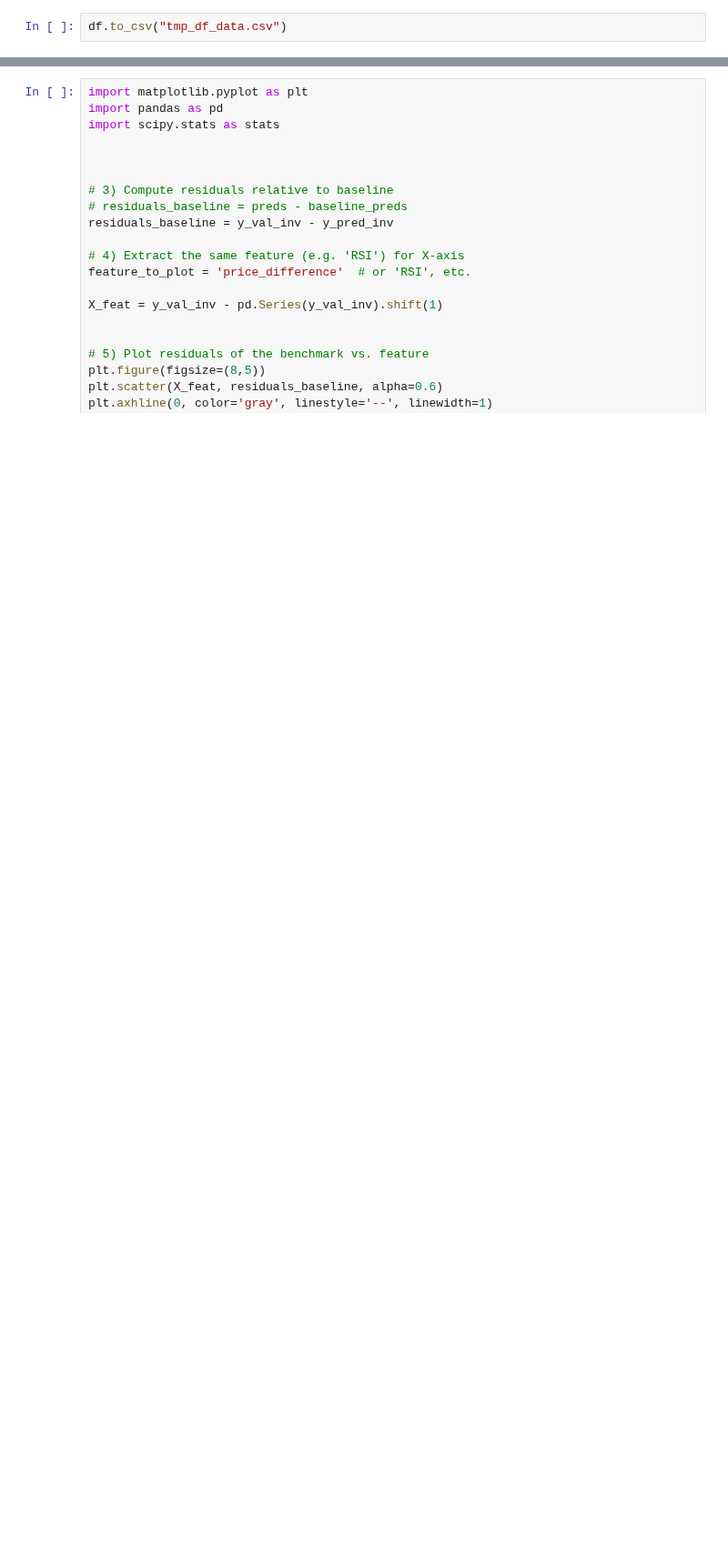
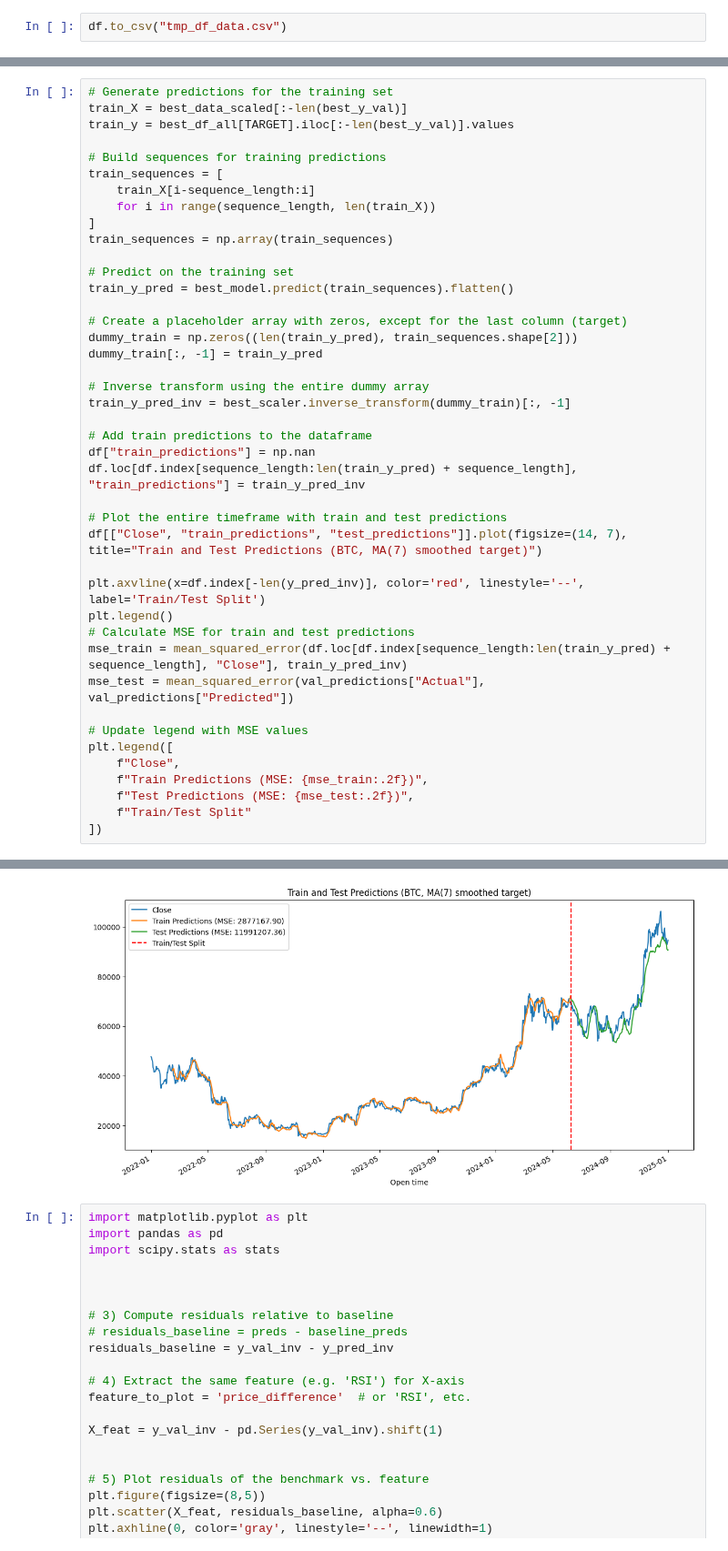
Before and after one commit to iancadev/crypto, a Jupyter notebook: folder-1/A-lstm__Optuna (BTC, MV7).ipynb, the cells around one changed output, grey strips where cells are left out. Shown at 91% size. Cells and saved outputs as stored; diff of their text form; blank space fills up the shorter version.

```diff
--- a/folder-1/A-lstm__Optuna (BTC, MV7).ipynb
+++ b/folder-1/A-lstm__Optuna (BTC, MV7).ipynb
@@ -397,0 +398,43 @@ plt.legend()
+# %%
+# Generate predictions for the training set
+train_X = best_data_scaled[:-len(best_y_val)]
+train_y = best_df_all[TARGET].iloc[:-len(best_y_val)].values
+
+# Build sequences for training predictions
+train_sequences = [
+    train_X[i-sequence_length:i]
+    for i in range(sequence_length, len(train_X))
+]
+train_sequences = np.array(train_sequences)
+
+# Predict on the training set
+train_y_pred = best_model.predict(train_sequences).flatten()
+
+# Create a placeholder array with zeros, except for the last column (target)
+dummy_train = np.zeros((len(train_y_pred), train_sequences.shape[2]))
+dummy_train[:, -1] = train_y_pred
+
+# Inverse transform using the entire dummy array
+train_y_pred_inv = best_scaler.inverse_transform(dummy_train)[:, -1]
+
+# Add train predictions to the dataframe
+df["train_predictions"] = np.nan
+df.loc[df.index[sequence_length:len(train_y_pred) + sequence_length], "train_predictions"] = train_y_pred_inv
+
+# Plot the entire timeframe with train and test predictions
+df[["Close", "train_predictions", "test_predictions"]].plot(figsize=(14, 7), title="Train and Test Predictions (BTC, MA(7) smoothed target)")
+
+plt.axvline(x=df.index[-len(y_pred_inv)], color='red', linestyle='--', label='Train/Test Split')
+plt.legend()
+# Calculate MSE for train and test predictions
+mse_train = mean_squared_error(df.loc[df.index[sequence_length:len(train_y_pred) + sequence_length], "Close"], train_y_pred_inv)
+mse_test = mean_squared_error(val_predictions["Actual"], val_predictions["Predicted"])
+
+# Update legend with MSE values
+plt.legend([
+    f"Close",
+    f"Train Predictions (MSE: {mse_train:.2f})",
+    f"Test Predictions (MSE: {mse_test:.2f})",
+    f"Train/Test Split"
+])
+# %% [output]
@@ -398,3 +443,4 @@ plt.legend()
+[figure, added]
 # %%
 import matplotlib.pyplot as plt
 import pandas as pd
```
Also changed, not shown: parts of 4 cells of this notebook, 10 other files.
